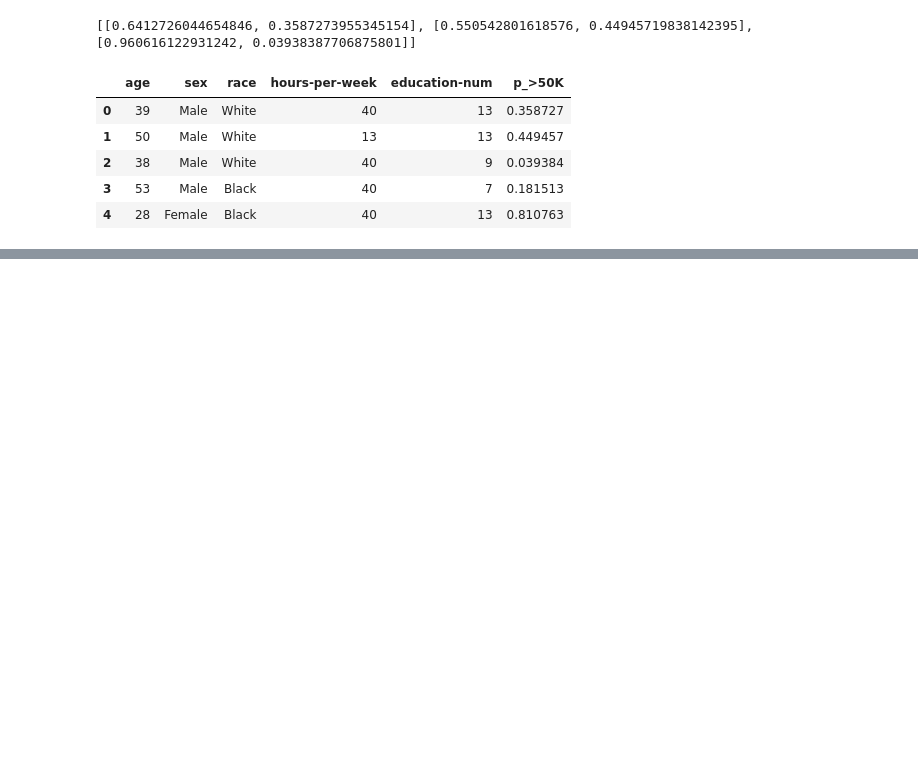
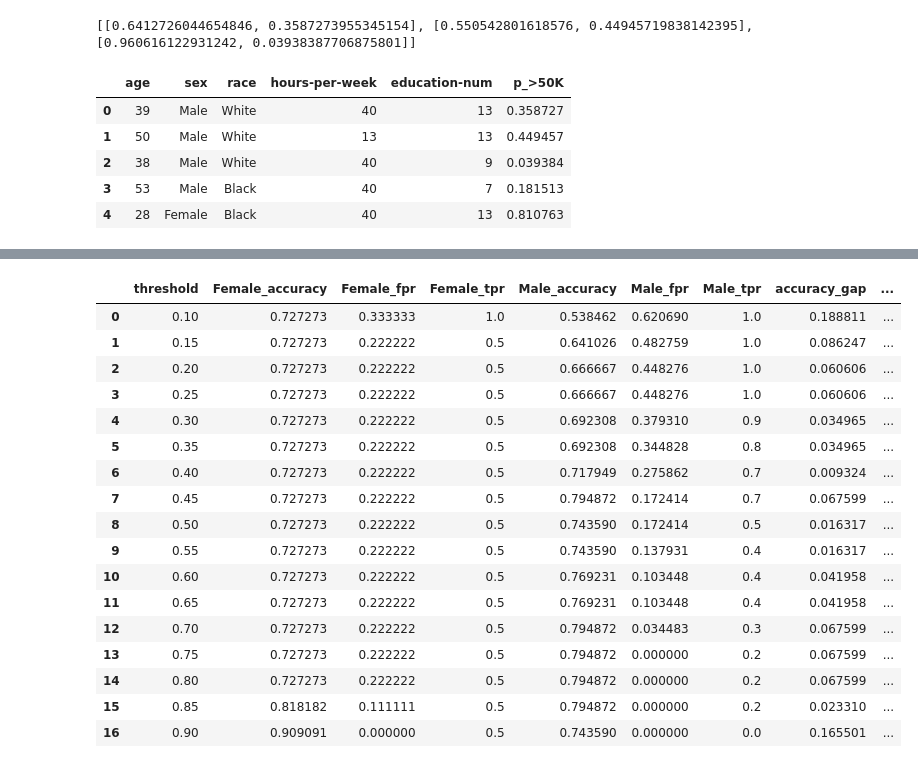
Before and after one commit to SamuelKabuyayaya/COMP-315-Team-Project, a Jupyter notebook: notebooks/tfma_analysis.ipynb, the cells around one changed output, grey strips where cells are left out. Saved outputs shown, nothing was run; the diff lists cells and outputs as text; code cells hidden in the pictures; blank space fills up the shorter version.

```diff
--- a/notebooks/tfma_analysis.ipynb
+++ b/notebooks/tfma_analysis.ipynb
@@ -180,0 +198,86 @@ compare_df[["sex", "race", "hours-per-week", "education-num", "p_>50K"]]
+# %%
+import numpy as np
+import pandas as pd
+
+analysis_df = df.copy()
+
+analysis_examples = [row_to_example(row) for _, row in analysis_df.iterrows()]
+analysis_preds = custom_predict_fn(analysis_examples)
+
+analysis_df["p_>50K"] = [p[1] for p in analysis_preds]
+analysis_df["label"] = (
+    analysis_df["target"].astype(str).str.strip().eq(">50K").astype(int)
+)
+
+def compute_binary_metrics(y_true, y_prob, threshold):
+    y_true = np.array(y_true).astype(int)
+    y_pred = (np.array(y_prob) >= threshold).astype(int)
+
+    tp = int(((y_true == 1) & (y_pred == 1)).sum())
+    tn = int(((y_true == 0) & (y_pred == 0)).sum())
+    fp = int(((y_true == 0) & (y_pred == 1)).sum())
+    fn = int(((y_true == 1) & (y_pred == 0)).sum())
+
+    total = max(len(y_true), 1)
+
+    return {
+        "accuracy": (tp + tn) / total,
+        "tpr": tp / max(tp + fn, 1),
+        "fpr": fp / max(fp + tn, 1),
+        "positive_rate": y_pred.mean(),
+    }
+
+thresholds = np.arange(0.10, 0.95, 0.05)
+
+sex_groups = sorted(analysis_df["sex"].astype(str).str.strip().unique())
+rows = []
+
+for thr in thresholds:
+    row = {"threshold": round(float(thr), 2)}
+
+    for group in sex_groups:
+        group_df = analysis_df[
+            analysis_df["sex"].astype(str).str.strip() == group
+        ]
+        metrics = compute_binary_metrics(
+            group_df["label"],
+            group_df["p_>50K"],
+            thr
+        )
+
+        row[f"{group}_accuracy"] = metrics["accuracy"]
+        row[f"{group}_fpr"] = metrics["fpr"]
+        row[f"{group}_tpr"] = metrics["tpr"]
+
+    if len(sex_groups) == 2:
+        g1, g2 = sex_groups[0], sex_groups[1]
+        row["accuracy_gap"] = abs(
+            row[f"{g1}_accuracy"] - row[f"{g2}_accuracy"]
+        )
+        row["fpr_gap"] = abs(
+            row[f"{g1}_fpr"] - row[f"{g2}_fpr"]
+        )
+
+    rows.append(row)
+
+sex_threshold_df = pd.DataFrame(rows)
+sex_threshold_df
+# %% [output]
+|  | threshold | Female_accuracy | Female_fpr | Female_tpr | Male_accuracy | Male_fpr | Male_tpr | accuracy_gap | ... |
+| 0 | 0.10 | 0.727273 | 0.333333 | 1.0 | 0.538462 | 0.620690 | 1.0 | 0.188811 | ... |
+| 1 | 0.15 | 0.727273 | 0.222222 | 0.5 | 0.641026 | 0.482759 | 1.0 | 0.086247 | ... |
+| 2 | 0.20 | 0.727273 | 0.222222 | 0.5 | 0.666667 | 0.448276 | 1.0 | 0.060606 | ... |
+| 3 | 0.25 | 0.727273 | 0.222222 | 0.5 | 0.666667 | 0.448276 | 1.0 | 0.060606 | ... |
+| 4 | 0.30 | 0.727273 | 0.222222 | 0.5 | 0.692308 | 0.379310 | 0.9 | 0.034965 | ... |
+| 5 | 0.35 | 0.727273 | 0.222222 | 0.5 | 0.692308 | 0.344828 | 0.8 | 0.034965 | ... |
+| 6 | 0.40 | 0.727273 | 0.222222 | 0.5 | 0.717949 | 0.275862 | 0.7 | 0.009324 | ... |
+| 7 | 0.45 | 0.727273 | 0.222222 | 0.5 | 0.794872 | 0.172414 | 0.7 | 0.067599 | ... |
+| 8 | 0.50 | 0.727273 | 0.222222 | 0.5 | 0.743590 | 0.172414 | 0.5 | 0.016317 | ... |
+| 9 | 0.55 | 0.727273 | 0.222222 | 0.5 | 0.743590 | 0.137931 | 0.4 | 0.016317 | ... |
+| 10 | 0.60 | 0.727273 | 0.222222 | 0.5 | 0.769231 | 0.103448 | 0.4 | 0.041958 | ... |
+| 11 | 0.65 | 0.727273 | 0.222222 | 0.5 | 0.769231 | 0.103448 | 0.4 | 0.041958 | ... |
+| 12 | 0.70 | 0.727273 | 0.222222 | 0.5 | 0.794872 | 0.034483 | 0.3 | 0.067599 | ... |
+| 13 | 0.75 | 0.727273 | 0.222222 | 0.5 | 0.794872 | 0.000000 | 0.2 | 0.067599 | ... |
+| 14 | 0.80 | 0.727273 | 0.222222 | 0.5 | 0.794872 | 0.000000 | 0.2 | 0.067599 | ... |
+| 15 | 0.85 | 0.818182 | 0.111111 | 0.5 | 0.794872 | 0.000000 | 0.2 | 0.023310 | ... |
+| 16 | 0.90 | 0.909091 | 0.000000 | 0.5 | 0.743590 | 0.000000 | 0.0 | 0.165501 | ... |
```
Also changed, not shown: parts of 13 cells of this notebook, 3 other files.
